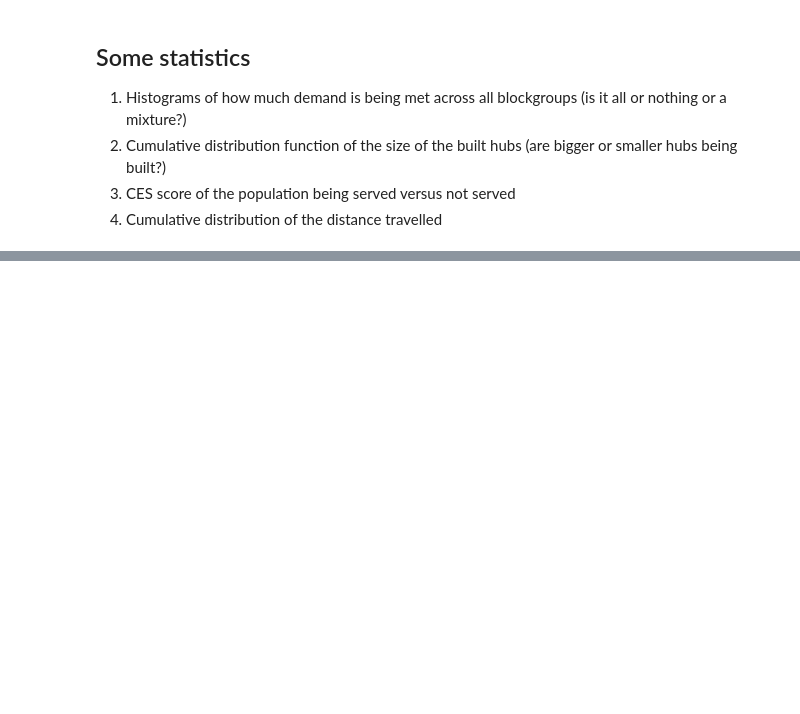
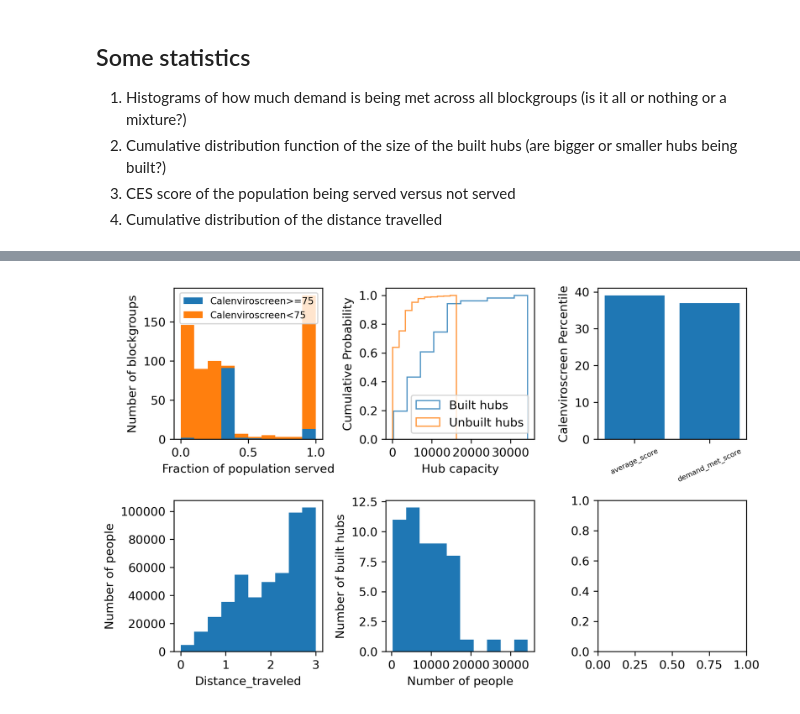
Before and after one commit to PSEHE/sgc-deployment-scenarios, a Jupyter notebook: demand_max.ipynb, the cells around one changed output, grey strips where cells are left out. Cells and saved outputs as stored; diff of their text form; code cells hidden in the pictures; blank space fills up the shorter version.

```diff
--- a/demand_max.ipynb
+++ b/demand_max.ipynb
@@ -308,0 +635,97 @@ len(not_EJ_bg)
+# %%
+import matplotlib.pyplot as plt
+fig, axs = plt.subplots(2,3,figsize = (8,5),dpi=300)
+
+################USER VARIABLES#####################
+# Change this section however you like, it just needs to get the
+# two variables var_prop_served and var_hub_yn in order to work
+max_cost_entry = 1
+max_distance_entry = 0
+ces_multiplier = 0
+
+max_cost = max_cost_list[max_cost_entry]
+max_distance = max_distance_list[max_distance_entry]
+ces_multiplier = ces_multiplier_list[ces_multiplier_entry]
+var_prop_served = prop_served_dict[(max_cost,max_distance,ces_multiplier)]
+var_hub_yn = hub_yn_dict[(max_cost,max_distance,ces_multiplier)]
+###################################################
+
+# GETTING DATA FROM VARIABLES
+hubs_not_built = var_hub_yn.index[var_hub_yn[0]==0]
+hubs_not_built = [str(h) for h in hubs_not_built if str(h) in var_prop_served.columns]
+hubs_not_built_df = hubs_df.loc[hubs_not_built,:]
+
+hubs_built = var_hub_yn.index[var_hub_yn[0]==1]
+hubs_built = [str(h) for h in hubs_built if str(h) in var_prop_served.columns]
+hubs_built_df = hubs_df.loc[hubs_built,:]
+
+blockgroup_df_local = blockgroup_df.loc[var_prop_served.index.to_list(),:].copy()
+blockgroup_df_local = blockgroup_df_local.merge(bg_ces_df,left_index=True,right_index=True)
+# blockgroup_df_local.set_index("GISJOIN",inplace=True)
+
+####################################################
+# BLOCKGROUP TOTAL DEMAND MET HISTOGRAMS
+EJ_bg = [bg for bg in var_prop_served.index if bg in bg_ces_df[bg_ces_df["SCORE_PCTL_CI_BG"]>=75]["GISJOIN"].to_list()]
+not_EJ_bg = [bg for bg in var_prop_served.index if bg in bg_ces_df[bg_ces_df["SCORE_PCTL_CI_BG"]<75]["GISJOIN"].to_list()]
+
+axs[0,0].hist([var_prop_served.loc[EJ_bg].sum(axis=1),
+                var_prop_served.loc[not_EJ_bg].sum(axis=1)],
+                label = ("Calenviroscreen>=75","Calenviroscreen<75"),
+                stacked=True, # histtype=u'step'
+                )
+axs[0,0].legend(fontsize = 8)
+axs[0,0].set_xlabel("Fraction of population served")
+axs[0,0].set_ylabel("Number of blockgroups")
+
+####################################################
+# CDF OF HUB CAPCITIES
+axs[0,1].hist([hub_occ_dict[hub] for hub in hubs_built], density=True, cumulative=True, label='Built hubs',histtype='step', alpha=0.8)
+axs[0,1].hist([hub_occ_dict[hub] for hub in hubs_not_built], density=True, cumulative=True, label='Unbuilt hubs',histtype='step', alpha=0.8)
+axs[0,1].legend(loc='lower right')
+axs[0,1].set_xlabel("Hub capacity")
+axs[0,1].set_ylabel("Cumulative Probability")
+plt.tight_layout()
+
+####################################################
+# Calenviroscreen percentiles
+total_fraction_demand_met = var_prop_served.sum(axis=1)
+total_fraction_demand_met.rename("total_fraction_demand_met",inplace=True)
+blockgroup_df_local = blockgroup_df_local.merge(total_fraction_demand_met,left_index=True,right_index=True)
+score_dict = dict()
+score_dict["average_score"] = np.sum(blockgroup_df_local["SCORE_PCTL_CI_BG"]*(blockgroup_df_local["BLOCKGROUPPOP19"]/np.sum(blockgroup_df_local["BLOCKGROUPPOP19"])))
+score_dict["demand_met_score"] = np.sum(blockgroup_df_local["SCORE_PCTL_CI_BG"]*((blockgroup_df_local["total_fraction_demand_met"]*blockgroup_df_local["BLOCKGROUPPOP19"])/(np.sum(blockgroup_df_local["total_fraction_demand_met"]*blockgroup_df_local["BLOCKGROUPPOP19"]))))
+axs[0,2].bar(range(len(score_dict)),list(score_dict.values()),tick_label = list(score_dict.keys()))
+axs[0,2].set_ylabel("Calenviroscreen Percentile")
+axs[0,2].tick_params(axis='x', labelrotation= 25,labelsize=6)
+
+####################################################
+# Distance travelled
+dist_list = []
+pop_list = []
+for bg,row in var_prop_served.iterrows():
+    for hub in row[row>0].index:
+        dist_list.append(distmatrix_df.loc[bg,hub])
+        pop_list.append(cengeo_pop_dict[bg]*var_prop_served.loc[bg,hub])
+
+axs[1,0].hist(dist_list,weights = pop_list)
+axs[1,0].set_ylabel("Number of people")
+axs[1,0].set_xlabel("Distance_traveled")
+
+####################################################
+# People per hub
+hub_pop_list = []
+for hub,row in var_prop_served.iteritems():
+    pop = 0
+    for bg in row[row>0].index:
+        pop+=cengeo_pop_dict[bg]*var_prop_served.loc[bg,hub]
+    if pop>0:
+        hub_pop_list.append(pop)
+
+axs[1,1].hist(hub_pop_list)
+axs[1,1].set_ylabel("Number of built hubs")
+axs[1,1].set_xlabel("Number of people")
+
+plt.tight_layout()
+plt.savefig("plots_cost_"+str(max_cost)+"_max_distance"+str(max_distance)+"_ces_"+str(ces_multiplier)+".png")
+# %% [output]
+[figure, added]
```
Also changed, not shown: parts of 12 cells of this notebook, 3 other files.
